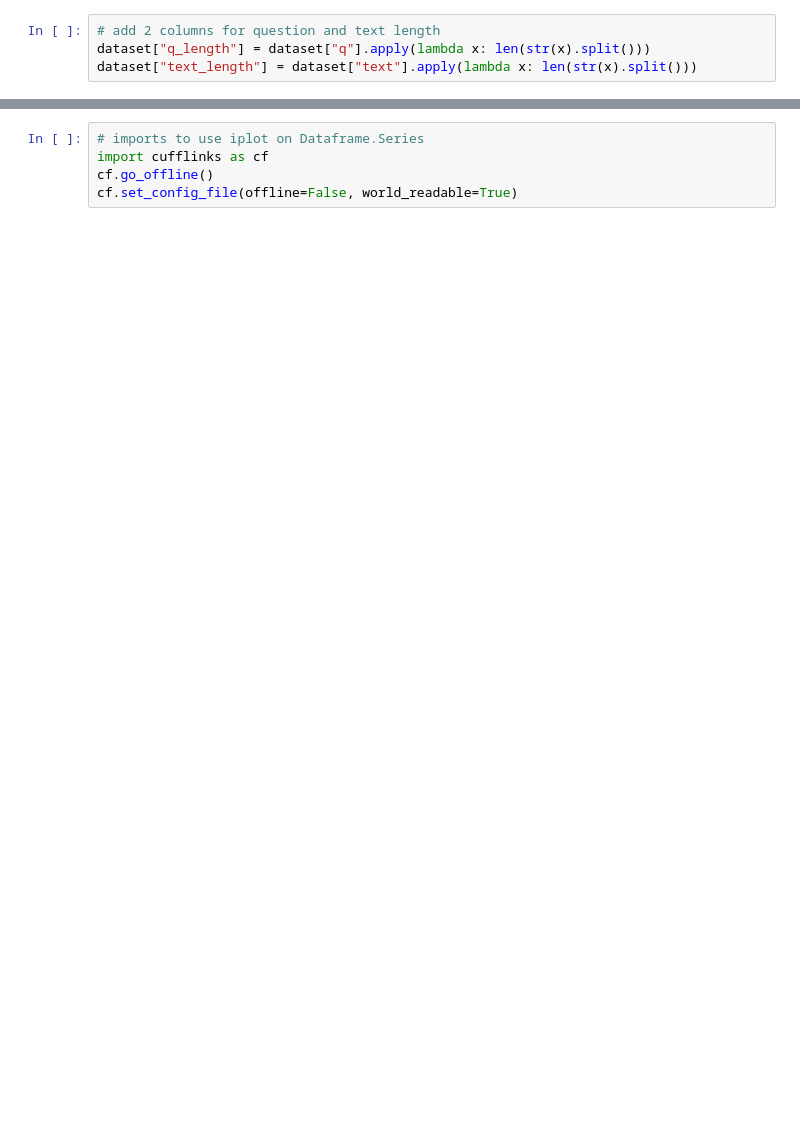
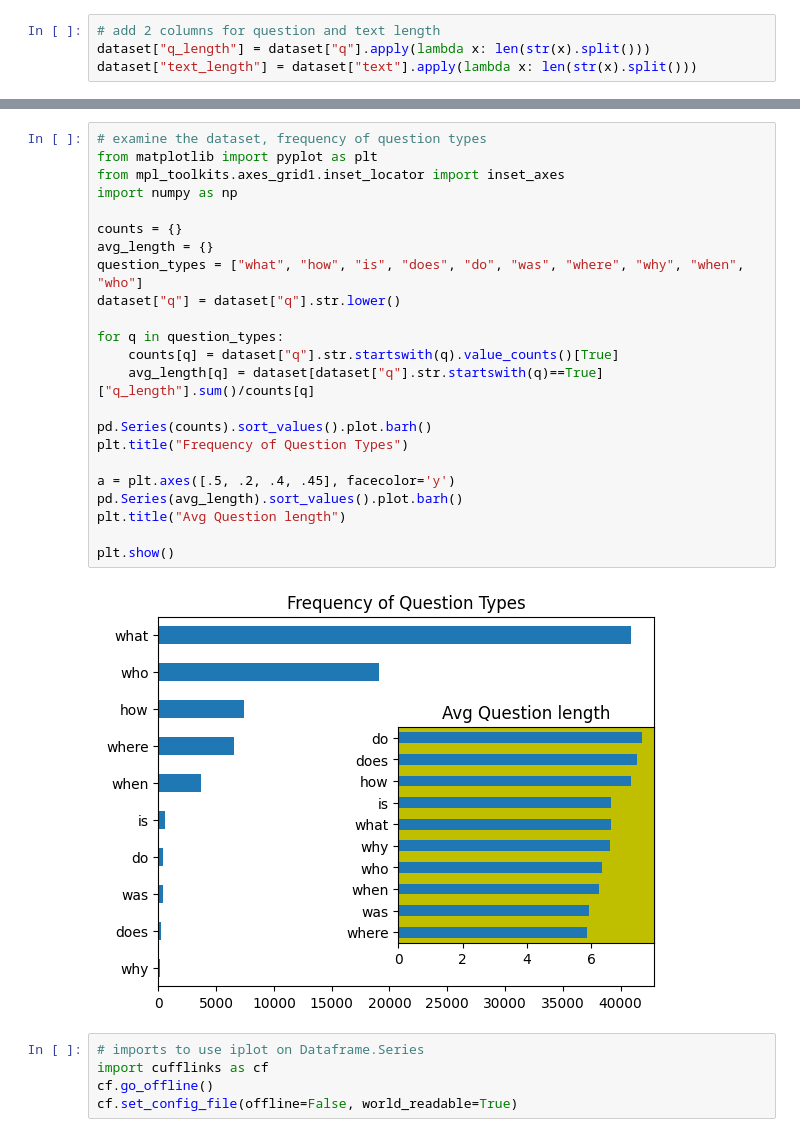
Before and after one commit to m3kkasi/opencampus_transformers, a Jupyter notebook: NewsQA.ipynb, the cells around one changed output, grey strips where cells are left out. Saved outputs shown, nothing was run; the diff lists cells and outputs as text; blank space fills up the shorter version.

Commit message:
Plotting

```diff
--- a/NewsQA.ipynb
+++ b/NewsQA.ipynb
@@ -149,3 +123,28 @@ Note: you may need to restart the kernel to use updated packages.
+# %%
+# examine the dataset, frequency of question types
+from matplotlib import pyplot as plt
+from mpl_toolkits.axes_grid1.inset_locator import inset_axes
+import numpy as np
+
+counts = {}
+avg_length = {}
+question_types = ["what", "how", "is", "does", "do", "was", "where", "why", "when", "who"]
+dataset["q"] = dataset["q"].str.lower()
+
+for q in question_types:
+    counts[q] = dataset["q"].str.startswith(q).value_counts()[True]
+    avg_length[q] = dataset[dataset["q"].str.startswith(q)==True]["q_length"].sum()/counts[q]
+
+pd.Series(counts).sort_values().plot.barh()
+plt.title("Frequency of Question Types")
+
+a = plt.axes([.5, .2, .4, .45], facecolor='y')
+pd.Series(avg_length).sort_values().plot.barh()
+plt.title("Avg Question length")
+
+plt.show()
+# %% [output]
+[figure, added]
 # %%
 # imports to use iplot on Dataframe.Series
 import cufflinks as cf
```
Also changed, not shown: parts of 13 cells of this notebook.
